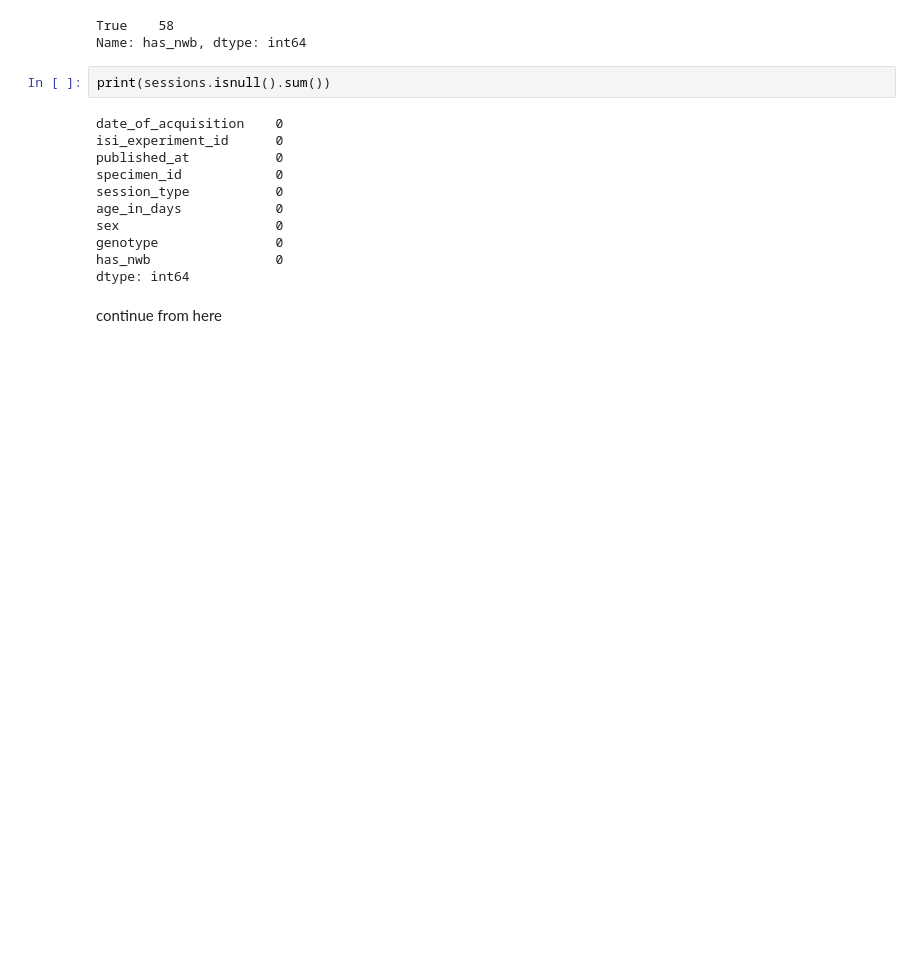
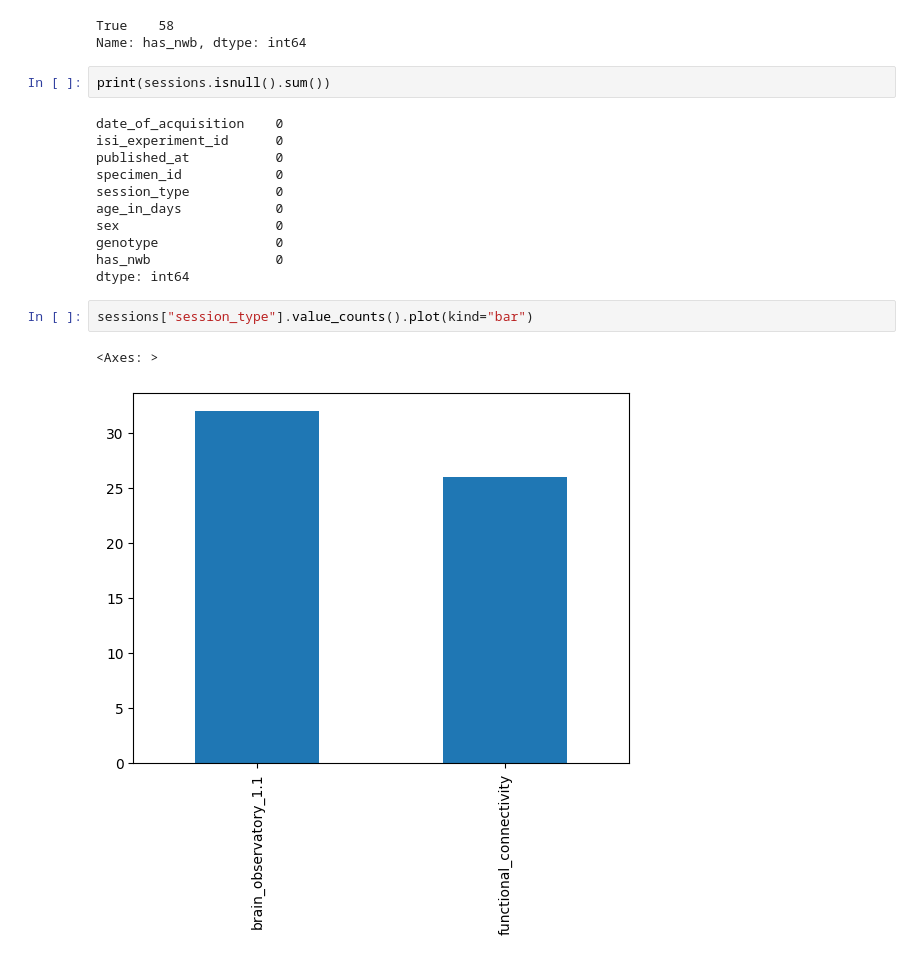
Before and after one commit to afl25255/visneural-decoding, a Jupyter notebook: VSproj.ipynb, the cells around one changed output. Saved outputs shown, nothing was run; the diff lists cells and outputs as text; blank space fills up the shorter version.

```diff
--- a/VSproj.ipynb
+++ b/VSproj.ipynb
@@ -150,5 +150,8 @@ sex                    0
 genotype               0
 has_nwb                0
 dtype: int64
-# %% [markdown]
-continue from here
+# %%
+sessions["session_type"].value_counts().plot(kind="bar")
+# %% [output]
+<Axes: >
+[figure, added]
```
Also changed, not shown: parts of 10 cells of this notebook, 6 other files.
